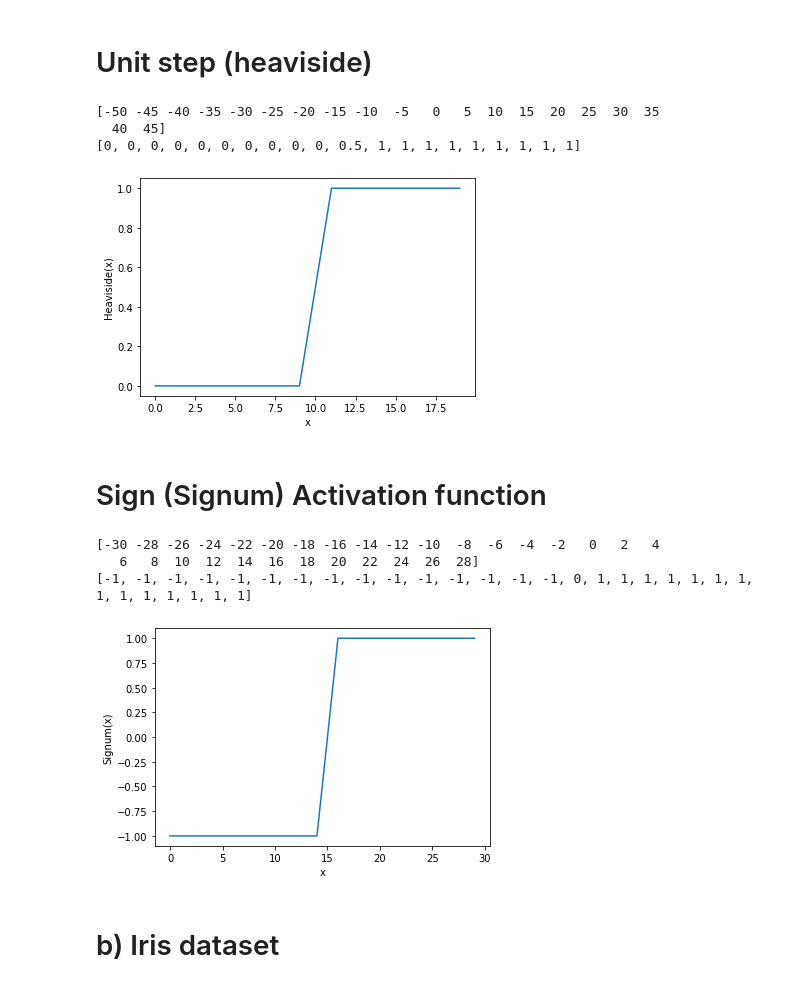
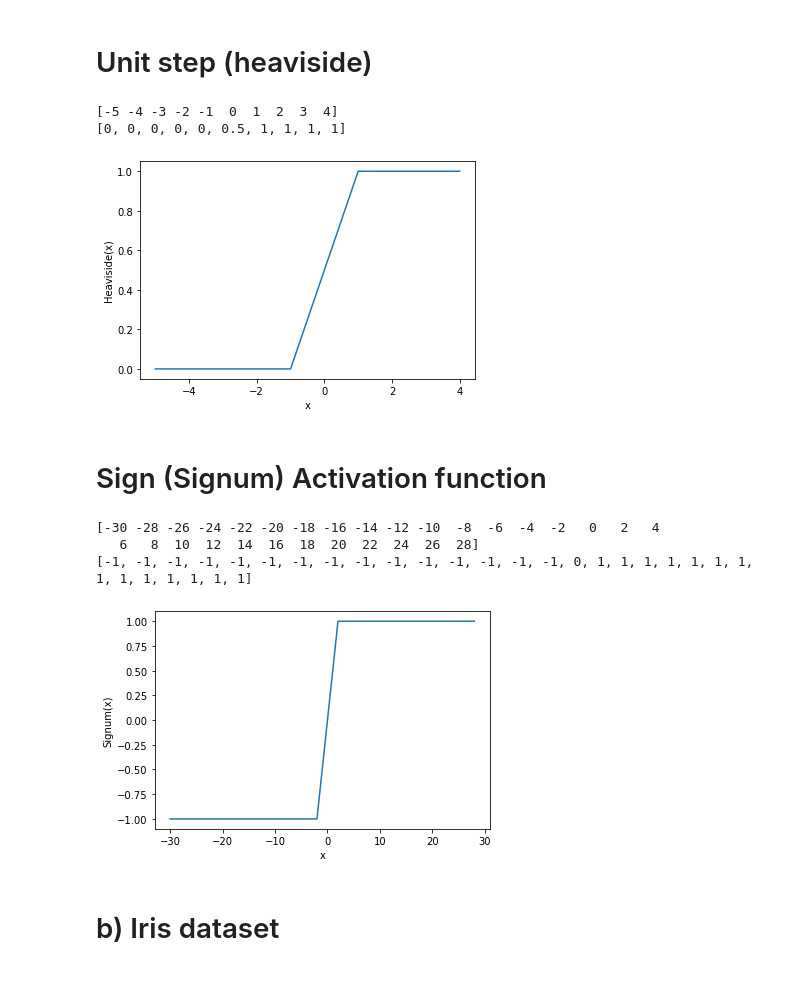
Before and after one commit to Logeshn009/nndl, a Jupyter notebook: 2147120_NNDL_Lab_Programs.ipynb, the cells around one changed output. Drawn from its saved outputs; the diff is of its cells as text; code cells hidden in the pictures.

```diff
--- a/2147120_NNDL_Lab_Programs.ipynb
+++ b/2147120_NNDL_Lab_Programs.ipynb
@@ -91,7 +91,7 @@ The activation that works almost always better than sigmoid function is Tanh fun
 # %%
 # piece-wise linear activation function
 
-x=np.arange(-10,10,1)
+x=np.arange(-3,3,1)
 z = []
 
 for i in x:
@@ -106,9 +106,9 @@ print(x)
 print(z)
 
 plt.grid()
-plt.xlim((-11,11))
-plt.ylim((-11,11))
-plt.plot(z)
+plt.xlim((-3,3))
+plt.ylim((-3,3))
+plt.plot(x,z)
 plt.xlabel("x")
 plt.ylabel("PieceWiseLinear(x)")
 
@@ -131,30 +130,29 @@ eg: svm
 # %%
 # Unit step (heaviside)
 
-x=np.arange(-50,50,5)
+x=np.arange(-5,5,1)
 z = []
 
 for i in x:
   if i < 0:
     z.append(0)
   elif i == 0:
     z.append(0.5)
   else:
     z.append(1)
 
 print(x)
 print(z)
 
-plt.plot(z)
+plt.plot(x,z)
 plt.xlabel("x")
 plt.ylabel("Heaviside(x)")
 
 plt.show()
 # %% [output]
-[-50 -45 -40 -35 -30 -25 -20 -15 -10  -5   0   5  10  15  20  25  30  35
-  40  45]
-[0, 0, 0, 0, 0, 0, 0, 0, 0, 0, 0.5, 1, 1, 1, 1, 1, 1, 1, 1, 1]
+[-5 -4 -3 -2 -1  0  1  2  3  4]
+[0, 0, 0, 0, 0, 0.5, 1, 1, 1, 1]
-[figure, old version]
+[figure, new version]
 # %% [markdown]
 # Sign (Signum) Activation function
 # %%
@@ -172,7 +170,7 @@ for i in x:
 print(x)
 print(z)
 
-plt.plot(z)
+plt.plot(x,z)
 plt.xlabel("x")
 plt.ylabel("Signum(x)")
 
@@ -181,7 +179,7 @@ plt.show()
 [-30 -28 -26 -24 -22 -20 -18 -16 -14 -12 -10  -8  -6  -4  -2   0   2   4
    6   8  10  12  14  16  18  20  22  24  26  28]
 [-1, -1, -1, -1, -1, -1, -1, -1, -1, -1, -1, -1, -1, -1, -1, 0, 1, 1, 1, 1, 1, 1, 1, 1, 1, 1, 1, 1, 1, 1]
-[figure, old version]
+[figure, new version]
 # %% [markdown]
 # b) Iris dataset
 # %%
```
Also changed, not shown: parts of 4 cells of this notebook.
